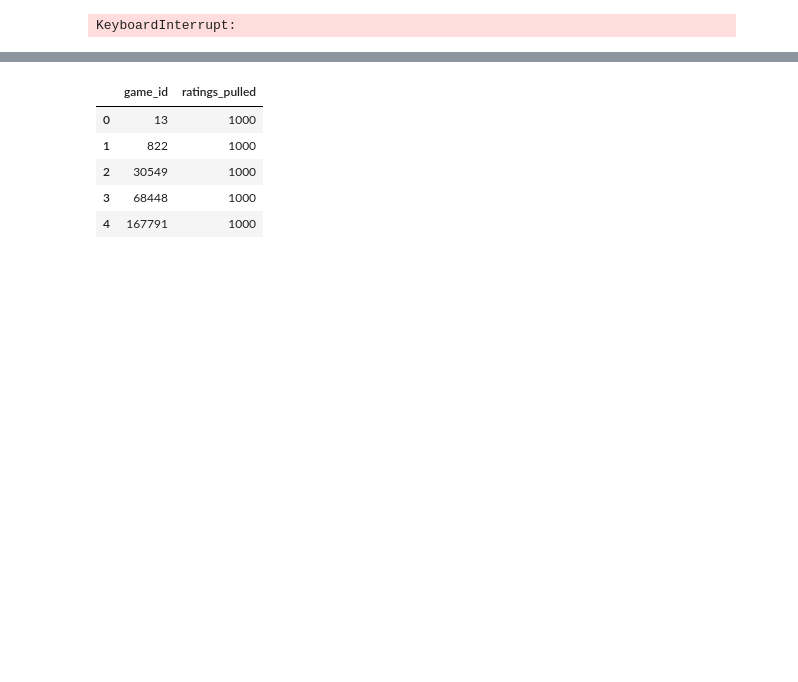
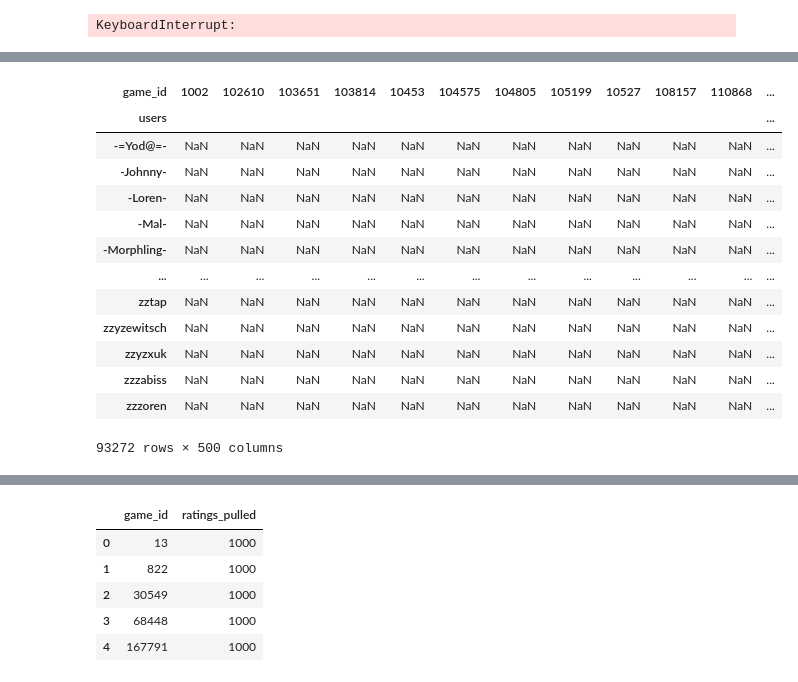
Before and after one commit to MichoelSnow/pax_tt_recommender, a Jupyter notebook: crawler/notebooks/crawler_testing.ipynb, the cells around one changed output, grey strips where cells are left out. Drawn from its saved outputs; the diff is of its cells as text; code cells hidden in the pictures; blank space fills up the shorter version.

```diff
--- a/crawler/notebooks/crawler_testing.ipynb
+++ b/crawler/notebooks/crawler_testing.ipynb
@@ -716,3 +728,8 @@ print(df_bg_data_raw.shape)
 | 2 | 30549 | https://cf.geekdo-images.com/S3yb... | https://cf.geekdo-images.com/S3yb... | 2 | 4 | 45 | 45 | 45 | 8 | ... |
 | 3 | 68448 | https://cf.geekdo-images.com/35h9... | https://cf.geekdo-images.com/35h9... | 2 | 7 | 30 | 30 | 30 | 10 | ... |
 | 4 | 167791 | https://cf.geekdo-images.com/wg9o... | https://cf.geekdo-images.com/wg9o... | 1 | 5 | 120 | 120 | 120 | 12 | ... |
+# %%
+df_ratings = pd.read_parquet("../../data/crawler/boardgame_ratings_1748644891.parquet")
+print(df_ratings.shape)
+# df_ratings.head()
+# 1420
@@ -740,3 +964,37 @@ KeyboardInterrupt:
+# %%
+# Melt the dataframe to long format
+long_format = df_ratings.head(2000).melt(id_vars='game_id', var_name='rating', value_name='users')
+
+# Drop rows where users is empty
+long_format = long_format.dropna(subset=['users'])
+
+# Explode the user lists
+long_format = long_format.explode('users')
+
+# Convert score to int
+long_format['rating'] = long_format['rating'].astype(float)
+
+# Now pivot to user-item matrix
+user_item_matrix = long_format.pivot_table(index='users', columns='game_id', values='rating')
+
+del long
+# %%
+user_item_matrix
+# %% [output]
+| game_id | 1002 | 102610 | 103651 | 103814 | 10453 | 104575 | 104805 | 105199 | 10527 | 108157 | 110868 | ... |
+| users |  |  |  |  |  |  |  |  |  |  |  | ... |
+| -=Yod@=- | NaN | NaN | NaN | NaN | NaN | NaN | NaN | NaN | NaN | NaN | NaN | ... |
+| -Johnny- | NaN | NaN | NaN | NaN | NaN | NaN | NaN | NaN | NaN | NaN | NaN | ... |
+| -Loren- | NaN | NaN | NaN | NaN | NaN | NaN | NaN | NaN | NaN | NaN | NaN | ... |
+| -Mal- | NaN | NaN | NaN | NaN | NaN | NaN | NaN | NaN | NaN | NaN | NaN | ... |
+| -Morphling- | NaN | NaN | NaN | NaN | NaN | NaN | NaN | NaN | NaN | NaN | NaN | ... |
+| ... | ... | ... | ... | ... | ... | ... | ... | ... | ... | ... | ... | ... |
+| zztap | NaN | NaN | NaN | NaN | NaN | NaN | NaN | NaN | NaN | NaN | NaN | ... |
+| zzyzewitsch | NaN | NaN | NaN | NaN | NaN | NaN | NaN | NaN | NaN | NaN | NaN | ... |
+| zzyzxuk | NaN | NaN | NaN | NaN | NaN | NaN | NaN | NaN | NaN | NaN | NaN | ... |
+| zzzabiss | NaN | NaN | NaN | NaN | NaN | NaN | NaN | NaN | NaN | NaN | NaN | ... |
+| zzzoren | NaN | NaN | NaN | NaN | NaN | NaN | NaN | NaN | NaN | NaN | NaN | ... |
+93272 rows × 500 columns
 # %%
 df_bg_data_raw
 # %% [output]
```
Also changed, not shown: parts of 37 cells of this notebook, 4 other files.
